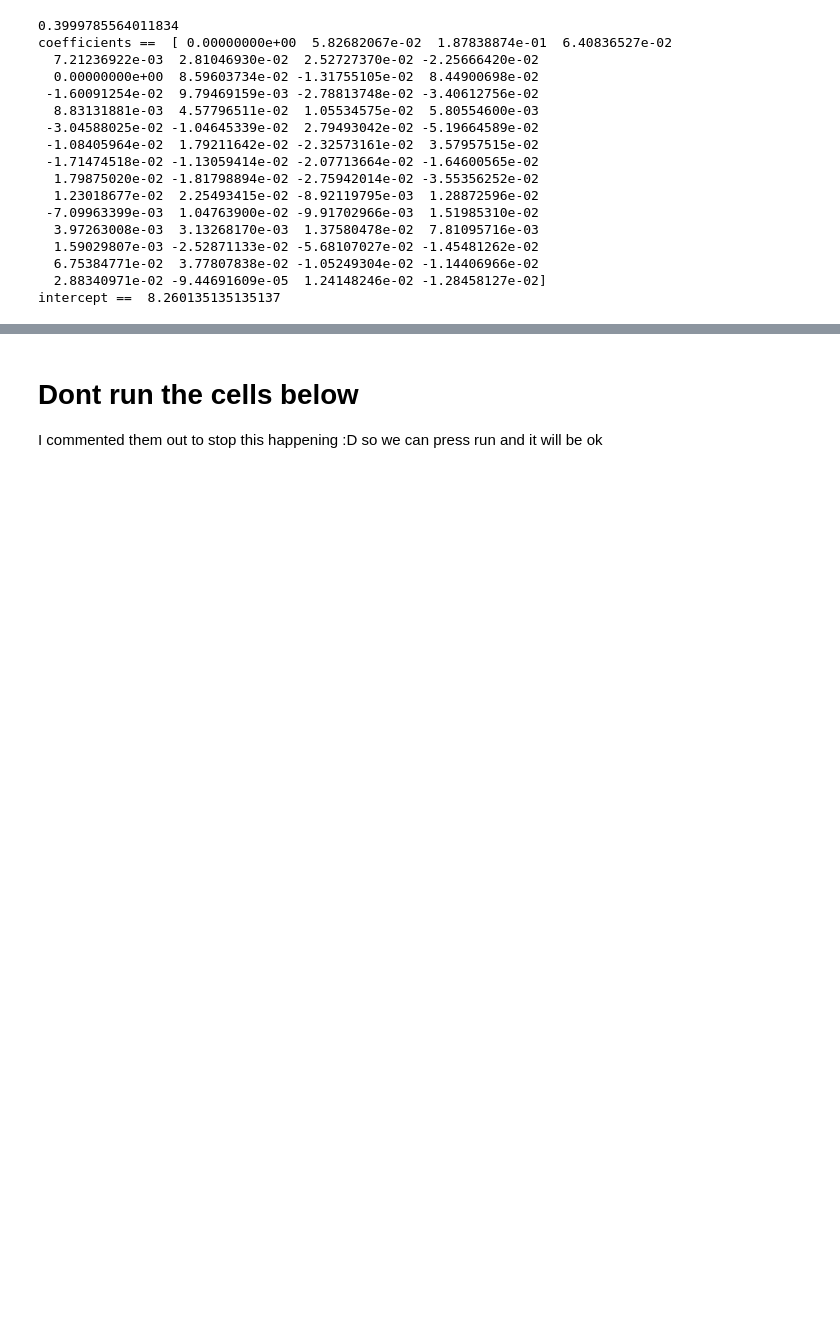
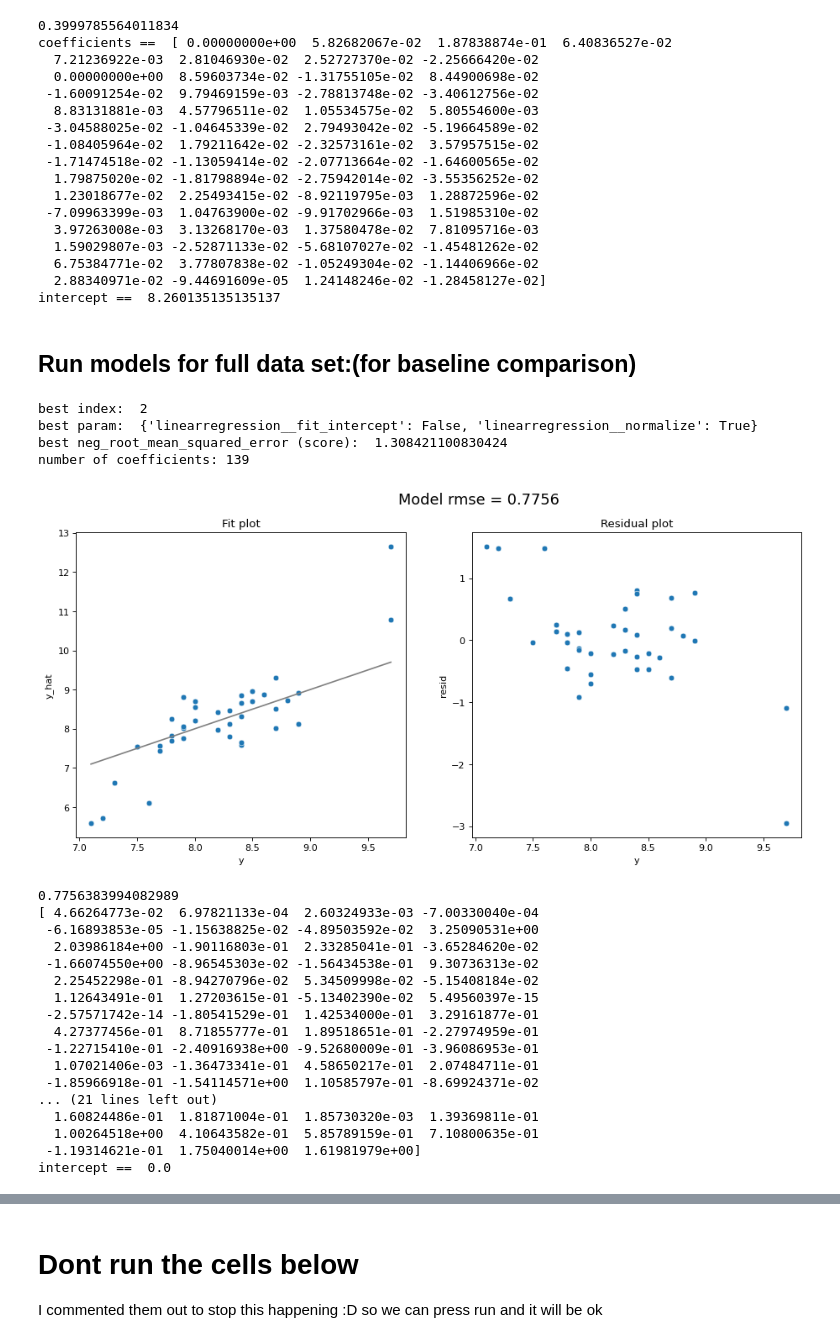
Before and after one commit to s2133934/ML_python_project1, a Jupyter notebook: project1.ipynb, the cells around one changed output, grey strips where cells are left out. Saved outputs shown, nothing was run; the diff lists cells and outputs as text; code cells hidden in the pictures; blank space fills up the shorter version.

```diff
--- a/project1.ipynb
+++ b/project1.ipynb
@@ -734,3 +741,30 @@ coefficients ==  [ 0.00000000e+00  5.82682067e-02  1.87838874e-01  6.40836527e-0
   6.75384771e-02  3.77807838e-02 -1.05249304e-02 -1.14406966e-02
   2.88340971e-02 -9.44691609e-05  1.24148246e-02 -1.28458127e-02]
 intercept ==  8.260135135135137
+# %% [markdown]
+## Run models for full data set:(for baseline comparison)
+# %%
+run_linear_reg(ceci_)
+# %% [output]
+best index:  2
+best param:  {'linearregression__fit_intercept': False, 'linearregression__normalize': True}
+best neg_root_mean_squared_error (score):  1.308421100830424
+number of coefficients: 139
+[figure, added]
+0.7756383994082989
+[ 4.66264773e-02  6.97821133e-04  2.60324933e-03 -7.00330040e-04
+ -6.16893853e-05 -1.15638825e-02 -4.89503592e-02  3.25090531e+00
+  2.03986184e+00 -1.90116803e-01  2.33285041e-01 -3.65284620e-02
+ -1.66074550e+00 -8.96545303e-02 -1.56434538e-01  9.30736313e-02
+  2.25452298e-01 -8.94270796e-02  5.34509998e-02 -5.15408184e-02
+  1.12643491e-01  1.27203615e-01 -5.13402390e-02  5.49560397e-15
+ -2.57571742e-14 -1.80541529e-01  1.42534000e-01  3.29161877e-01
+  4.27377456e-01  8.71855777e-01  1.89518651e-01 -2.27974959e-01
+ -1.22715410e-01 -2.40916938e+00 -9.52680009e-01 -3.96086953e-01
+  1.07021406e-03 -1.36473341e-01  4.58650217e-01  2.07484711e-01
+ -1.85966918e-01 -1.54114571e+00  1.10585797e-01 -8.69924371e-02
+... (21 lines left out)
+  1.60824486e-01  1.81871004e-01  1.85730320e-03  1.39369811e-01
+  1.00264518e+00  4.10643582e-01  5.85789159e-01  7.10800635e-01
+ -1.19314621e-01  1.75040014e+00  1.61981979e+00]
+intercept ==  0.0
```
Also changed, not shown: parts of 7 cells of this notebook.
